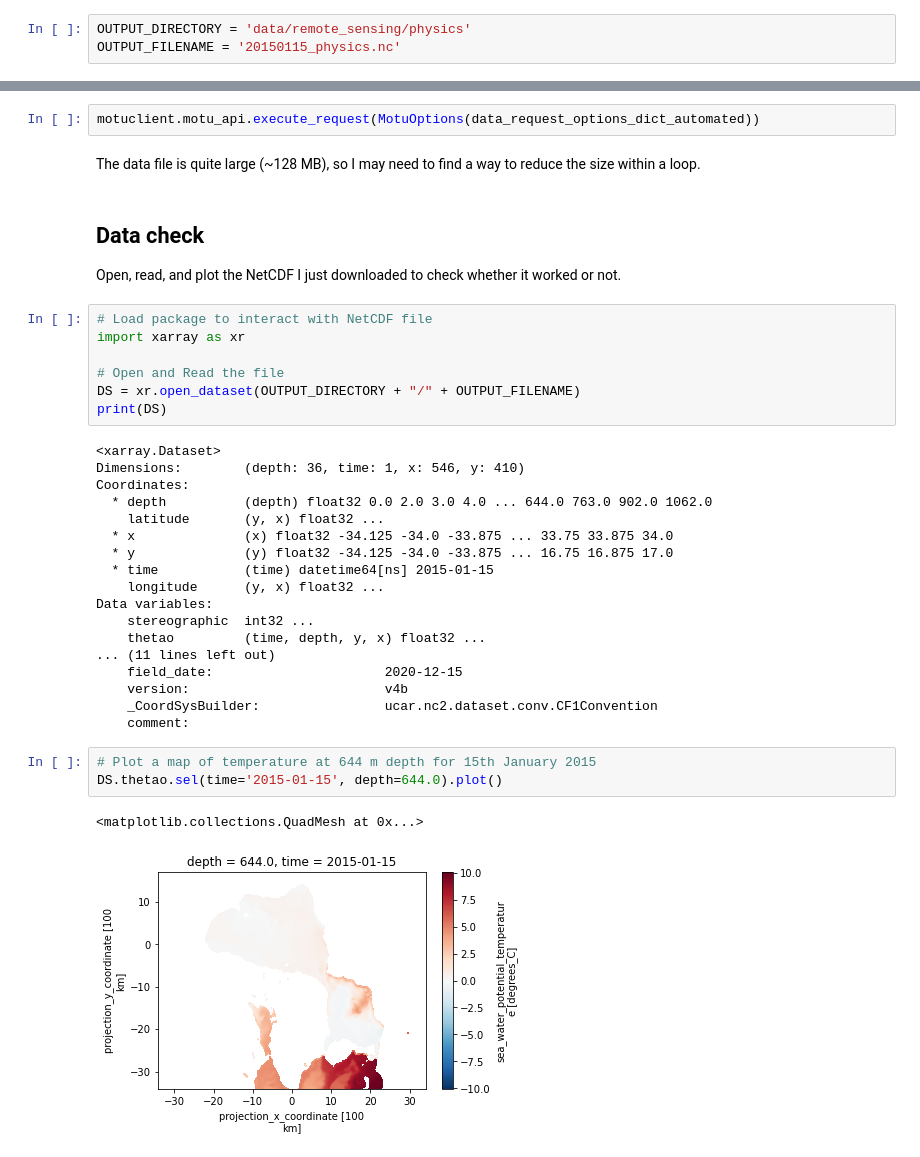
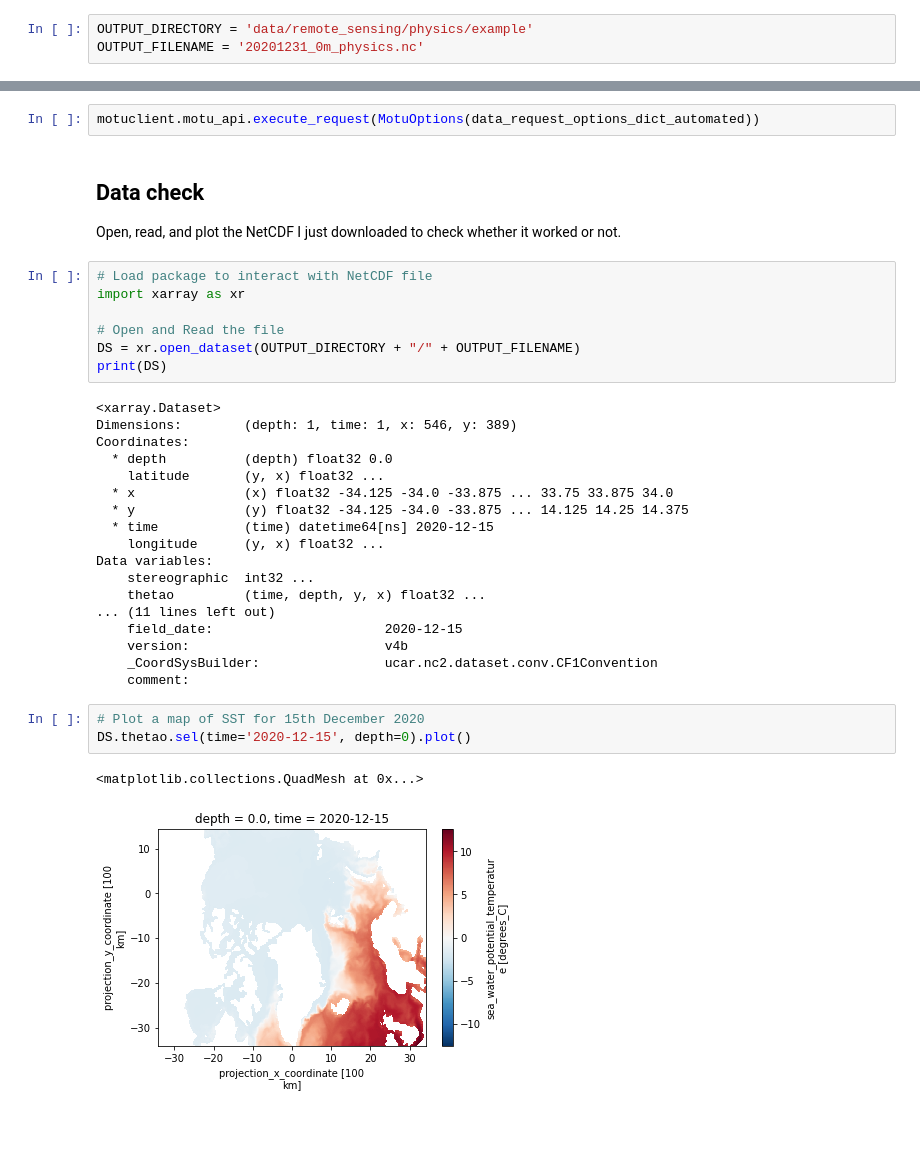
Before and after one commit to PierrePriou/PanArctic_DSL, a Jupyter notebook: PanArctic_DSL_download_CMEMS_example.ipynb, the cells around one changed output, grey strips where cells are left out. Saved outputs shown, nothing was run; the diff lists cells and outputs as text; blank space fills up the shorter version.

Commit message:
Automatic download of CMEMS data.

```diff
--- a/PanArctic_DSL_download_CMEMS_example.ipynb
+++ b/PanArctic_DSL_download_CMEMS_example.ipynb
@@ -95,8 +94,8 @@ python -m motuclient --motu https://my.cmems-du.eu/motu-web/Motu --service-id AR
 # %% [markdown]
 Set output directory and filename.
 # %%
-OUTPUT_DIRECTORY = 'data/remote_sensing/physics'
-OUTPUT_FILENAME = '20150115_physics.nc'
+OUTPUT_DIRECTORY = 'data/remote_sensing/physics/example'
+OUTPUT_FILENAME = '20201231_0m_physics.nc'
 # %% [markdown]
 To create a dictionary (`data_request_options_dict_automated`) we cakk the function `motu_option_parser()` by passing in arguments `script_template`, `USERNAME`, `PASSWORD`, `OUTPUT_DIRECTORY` and `OUTPUT_FILENAME`.
 # %%
@@ -109,8 +104,6 @@ print(data_request_options_dict_automated)
 ## Submit data request
 # %%
 motuclient.motu_api.execute_request(MotuOptions(data_request_options_dict_automated))
-# %% [markdown]
-The data file is quite large (~128 MB), so I may need to find a way to reduce the size within a loop.
 # %% [markdown]
 ## Data check
 
@@ -124,13 +117,13 @@ DS = xr.open_dataset(OUTPUT_DIRECTORY + "/" + OUTPUT_FILENAME)
 print(DS)
 # %% [output]
 <xarray.Dataset>
-Dimensions:        (depth: 36, time: 1, x: 546, y: 410)
+Dimensions:        (depth: 1, time: 1, x: 546, y: 389)
 Coordinates:
-  * depth          (depth) float32 0.0 2.0 3.0 4.0 ... 644.0 763.0 902.0 1062.0
+  * depth          (depth) float32 0.0
     latitude       (y, x) float32 ...
   * x              (x) float32 -34.125 -34.0 -33.875 ... 33.75 33.875 34.0
-  * y              (y) float32 -34.125 -34.0 -33.875 ... 16.75 16.875 17.0
-  * time           (time) datetime64[ns] 2015-01-15
+  * y              (y) float32 -34.125 -34.0 -33.875 ... 14.125 14.25 14.375
+  * time           (time) datetime64[ns] 2020-12-15
     longitude      (y, x) float32 ...
 Data variables:
     stereographic  int32 ...
@@ -141,8 +134,8 @@ Data variables:
     _CoordSysBuilder:                ucar.nc2.dataset.conv.CF1Convention
     comment:
 # %%
-# Plot a map of temperature at 644 m depth for 15th January 2015
-DS.thetao.sel(time='2015-01-15', depth=644.0).plot()
+# Plot a map of SST for 15th December 2020
+DS.thetao.sel(time='2020-12-15', depth=0).plot()
 # %% [output]
 <matplotlib.collections.QuadMesh at 0x...>
-[figure, old version]
+[figure, new version]
```
Also changed, not shown: parts of 4 cells of this notebook, 1 other file.
